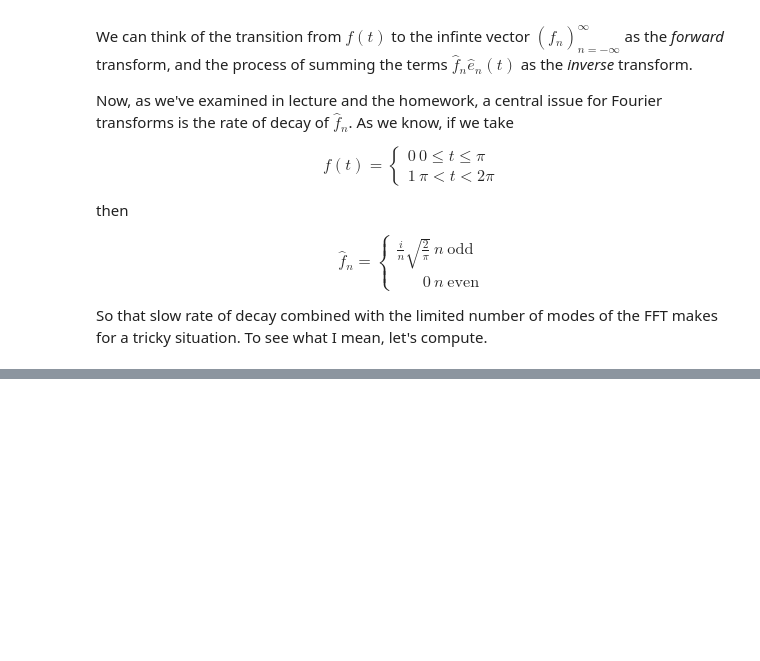
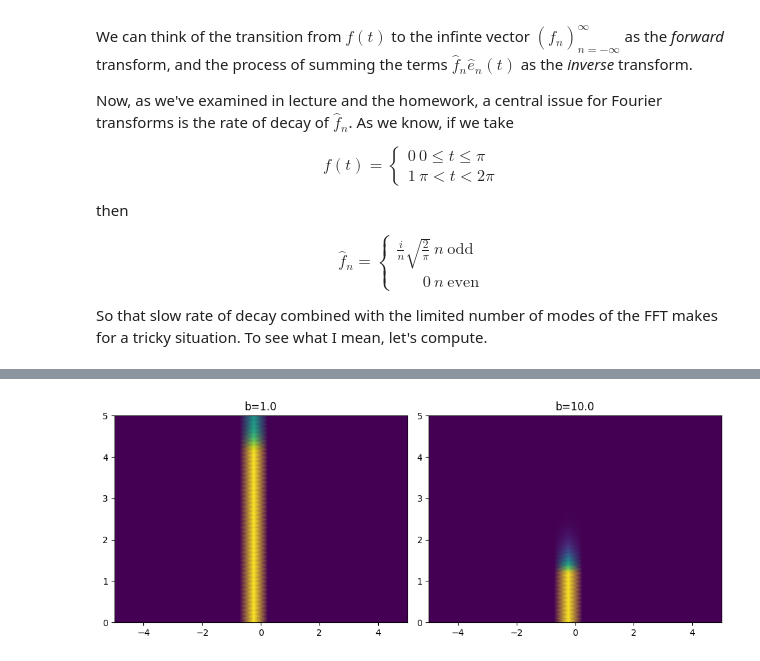
Before and after one commit to cwcurtis/MATH-596-Mathematical-Data-Science, a Jupyter notebook: Lecture_Notes/FFT_Notes.ipynb, the cells around one changed output, grey strips where cells are left out. Drawn from its saved outputs; the diff is of its cells as text; code cells hidden in the pictures; blank space fills up the shorter version.

```diff
--- a/Lecture_Notes/FFT_Notes.ipynb
+++ b/Lecture_Notes/FFT_Notes.ipynb
@@ -174,0 +244,24 @@ plt.plot(interp_step)
+# %%
+Npts = int(1e3)
+tw = 5.
+tvals = np.linspace(-tw, tw, Npts + 1)
+
+aval = 1e-3
+gauss = lambda t: np.exp(-t**2/a)/np.sqrt(np.pi * a)
+gaussvals = gauss(tvals)
+
+bval1 = 1.
+bval2 = 10.
+fs = 10
+f1, t1, Zxx1 = stft(gaussvals, fs=fs, window = ('gaussian', bval1), nperseg=int(Npts/10))
+f2, t2, Zxx2 = stft(gaussvals, fs=fs, window = ('gaussian', bval2), nperseg=int(Npts/10))
+
+fig, axes = plt.subplots(1, 2, figsize=(10, 4))
+ax = axes.ravel()
+ax[0].pcolormesh(2*tw*t1/np.max(t1)-tw, f1, np.abs(Zxx1), vmin=0, vmax=1, shading='gouraud')
+ax[0].set_title(f"b={bval1}")
+ax[1].pcolormesh(2*tw*t2/np.max(t2)-tw, f2, np.abs(Zxx2), vmin=0, vmax=1, shading='gouraud')
+ax[1].set_title(f"b={bval2}")
+plt.tight_layout()
+# %% [output]
+[figure, added]
```
Also changed, not shown: parts of 16 cells of this notebook, 2 other files.
